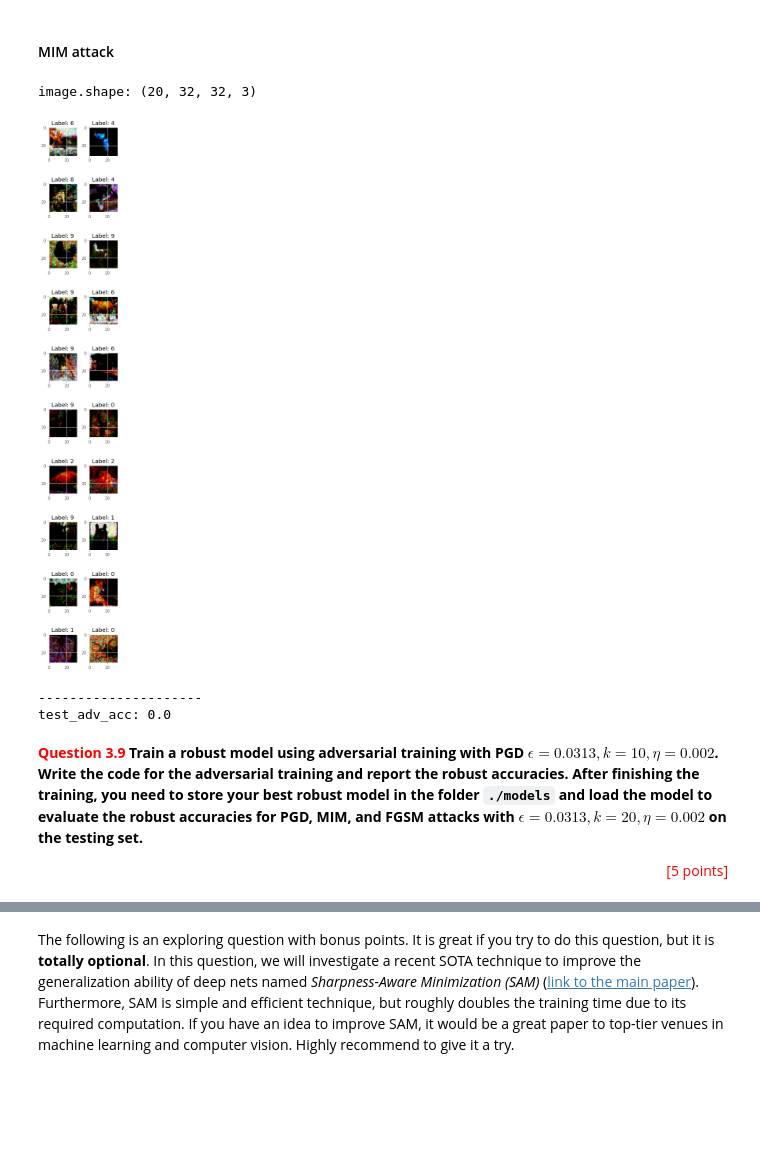
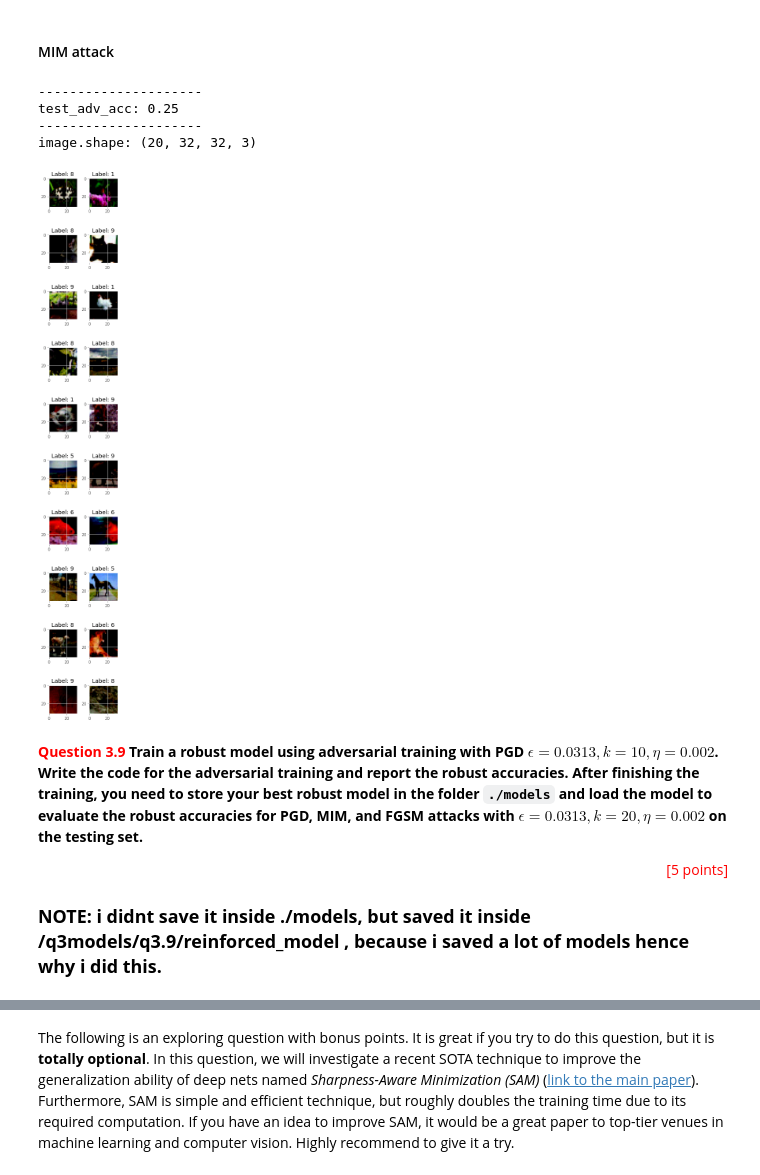
Before and after one commit to lee-jian-hui/FIT3181-Deep-Learning, a Jupyter notebook: assignment/FIT3181_Assignment_1/FIT3181_Assignment1-2022.ipynb, the cells around one changed output, grey strips where cells are left out. Cells and saved outputs as stored; diff of their text form; code cells hidden in the pictures; blank space fills up the shorter version.

```diff
--- a/assignment/FIT3181_Assignment_1/FIT3181_Assignment1-2022.ipynb
+++ b/assignment/FIT3181_Assignment_1/FIT3181_Assignment1-2022.ipynb
@@ -1489,9 +1476,11 @@ class YourModel(DefaultModel):
                  batch_size=10,
                  num_epochs= 20,
                  learning_rate=0.0001,
-                 verbose= True):
+                 verbose= True,
+                 loss_func="sparse_categorical_crossentropy"):
         super(YourModel, self).__init__(name, width, height, depth, num_blocks, feature_maps, num_classes, drop_rate, batch_norm, is_augmentation,
                                         activation_func, use_skip, optimizer, batch_size, num_epochs, learning_rate, verbose)
+        self.loss_func = loss_func
 
     @staticmethod
     def ResidualBlock(inputs, num_filters, drop_rate, skip_connection= False):
@@ -1528,7 +1517,7 @@ class YourModel(DefaultModel):
 
     def build_cnn(self):
         self.model = models.Model()
-        inputs = layers.Input(shape=(self.width, self.height, self.depth))  # TODO: change this
+        inputs = layers.Input(shape=(self.width, self.height, self.depth))
         h = inputs
 
         # adding residual blocks
@@ -1540,7 +1529,7 @@ class YourModel(DefaultModel):
         h = layers.Dense(units=self.num_classes, activation="softmax")(h)
 
         self.model = models.Model(inputs=inputs, outputs=h, name="YourModel") # We now have a ResNet model
-        self.model.compile(optimizer=self.optimizer, loss='sparse_categorical_crossentropy', metrics=['accuracy'])
+        self.model.compile(optimizer=self.optimizer, loss=self.loss_func, metrics=['accuracy'])
 # %% [markdown]
 <span style="color:red">**Question 3.3**</span> **Once writing your own model, you need to compare two cases: (i) *using the skip connection* and (ii) *not using the skip connection*. You should set the instance variable `use_skip` to either `True` or `False`. For your runs, report which case is better and if you confront overfitting in training.**
 
@@ -2422,6 +2360,15 @@ KeyboardInterrupt:
 # %%
 
 # evaluate against test set# evaluation
+
+skip_aug_mixup = YourModelMixUp()
+skip_aug_mixup.model = keras.models.load_model("q3models/q3.7/skip_aug_mixup")
+skip_mixup = YourModelMixUp()
+skip_mixup.model = keras.models.load_model("q3models/q3.7/skip_mixup")
+
 test_loss, test_acc = skip_aug_mixup.model.evaluate(test_ds)
 print(f"Test loss: {test_loss*100}%, Test accuracy: {test_acc*100}%")
+
+test_loss, test_acc = skip_mixup.model.evaluate(test_ds)
+print(f"Test loss: {test_loss*100}%, Test accuracy: {test_acc*100}%")
 # %% [output]
@@ -2786,27 +2750,32 @@ test_adv_acc: 0.2
 # %%
 
 image_samples_adv = mim_attack( yourmodel.model, image_samples, label_samples,
-                                epsilon=0.3,
+                                epsilon=EPSILON,
                                 gamma= 0.9,
-                                num_steps=20,
-                                step_size=0.01,
+                                num_steps=K,
+                                step_size=ETA,
                                 clip_value_min=0.,
                                 clip_value_max=1.0,
                                 soft_label=False,
                                 from_logits= False)
+
 label_sample_adv = yourmodel.predict(image_samples_adv)
 
+
+print("---------------------")
+test_adv_acc = accuracy_score(label_samples, label_sample_adv, normalize=True)
+print(f"test_adv_acc: {test_adv_acc}")
+print("---------------------")
 plot_image_grid(nb_classes, samples_per_class, image_samples_adv.numpy(), label_sample_adv, (32,32, 3))
-
-test_adv_acc = accuracy_score(label_samples, label_sample_adv, normalize=True)
-print("---------------------")
-print(f"test_adv_acc: {test_adv_acc}")
 # %% [output]
+---------------------
+test_adv_acc: 0.25
+---------------------
 image.shape: (20, 32, 32, 3)
-[figure, old version]
+[figure, new version]
----------------------
-test_adv_acc: 0.0
 # %% [markdown]
 <span style="color:red">**Question 3.9**</span> **Train a robust model using adversarial training with PGD ${\epsilon= 0.0313, k=10, \eta= 0.002}$. Write the code for the adversarial training and report the robust accuracies. After finishing the training, you need to store your best robust model in the folder `./models` and load the model to evaluate the robust accuracies for PGD, MIM, and FGSM attacks with $\epsilon= 0.0313, k=20, \eta= 0.002$ on the testing set.**
 
 <div style="text-align: right"> <span style="color:red">[5 points]</span> </div>
+
+### **NOTE: i didnt save it inside ./models, but saved it inside /q3models/q3.9/reinforced_model , because i saved a lot of models hence why i did this.**
```
Also changed, not shown: parts of 54 cells of this notebook, 45 other files.
